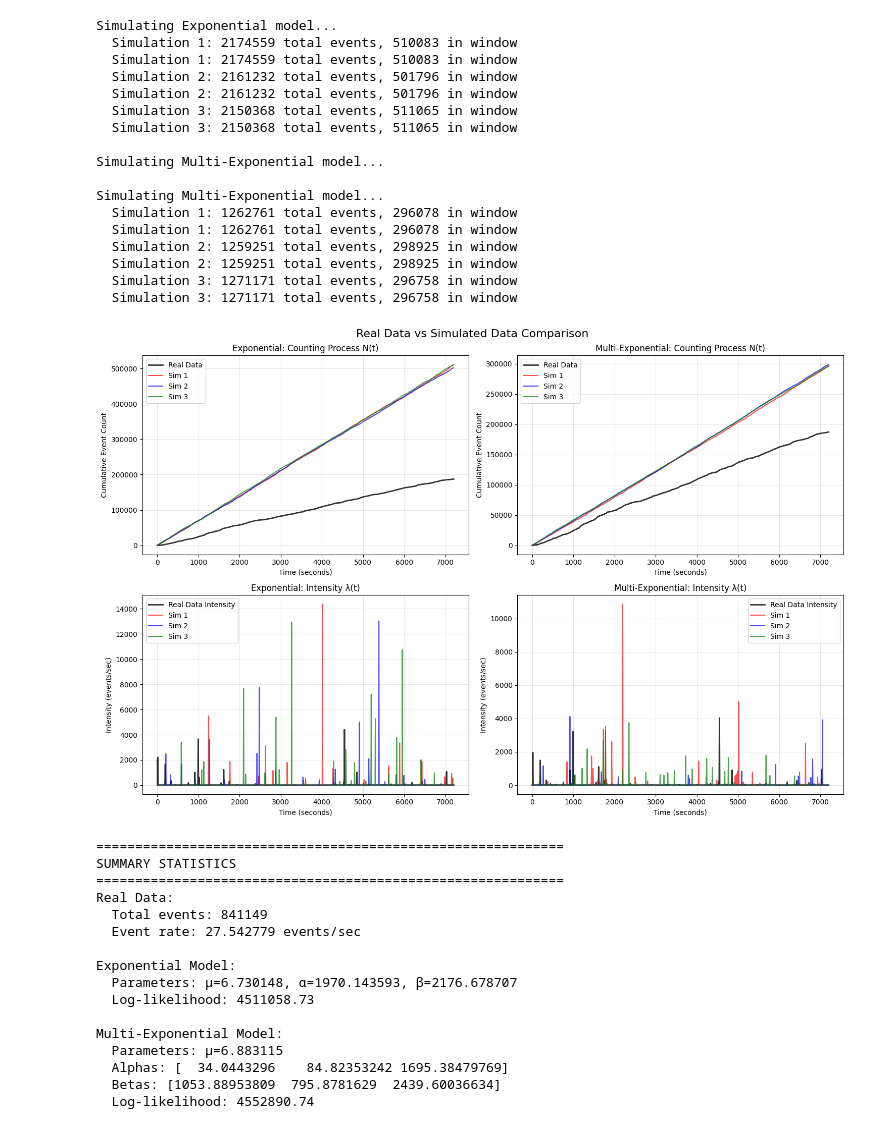
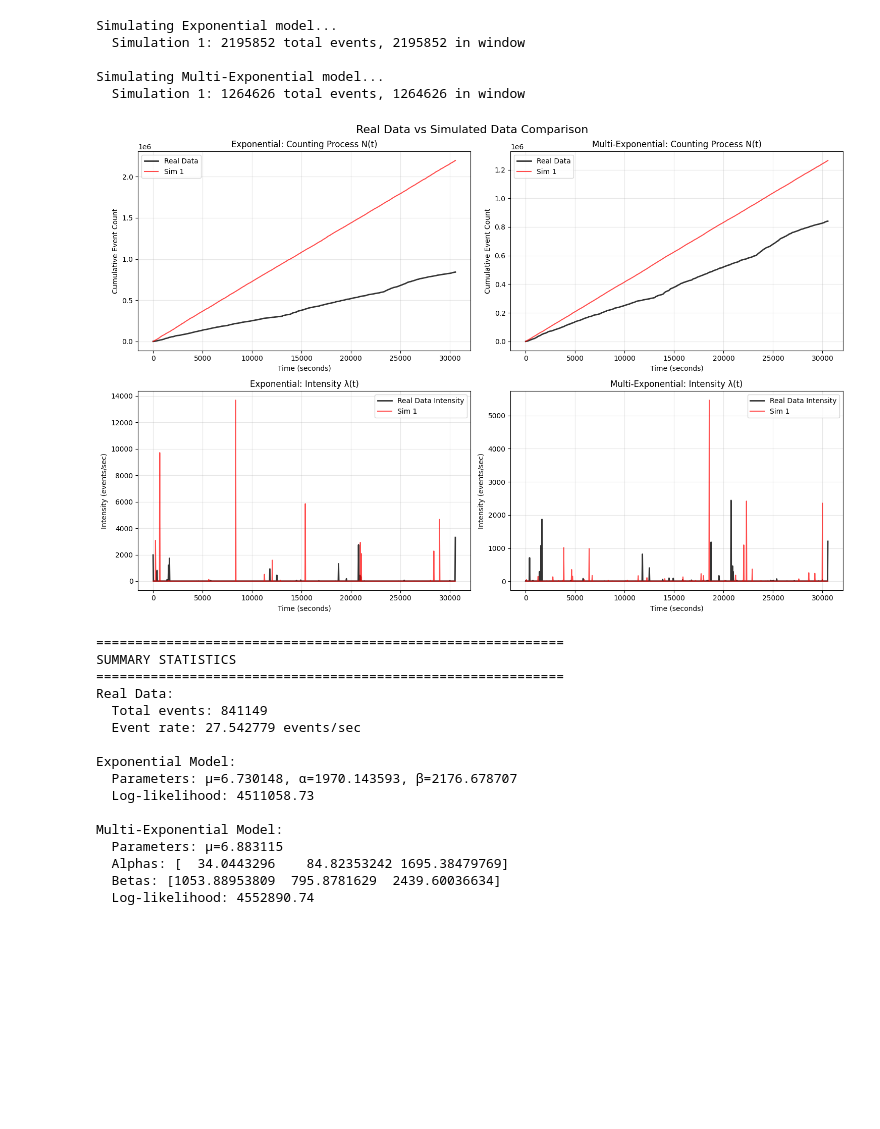
Before and after one commit to PhantomRolls/Non-stationary-point-process, a Jupyter notebook: results/expl.ipynb, the cells around one changed output. Saved outputs shown, nothing was run; the diff lists cells and outputs as text; code cells hidden in the pictures; blank space fills up the shorter version.

Commit message:
implemented average intensity estimations

```diff
--- a/results/expl.ipynb
+++ b/results/expl.ipynb
@@ -131,0 +256,29 @@ plt.show()
+# %%
+def intensity(num_points):
+    time_array = np.linspace(0, T, num_points)
+    Nt = np.searchsorted(event_times, time_array, "left")
+    intensity_ = np.diff(Nt) / np.diff(time_array)
+    return time_array[:-1], intensity_
+
+fig, axes = plt.subplots(2, 2, figsize=(10, 6))
+axes_flat = axes.flatten()
+
+# plot estimated intensities for different resolutions in the first three subplots
+for ax, num_points in zip(axes_flat[:3], [50, 100, 200]):
+    t, lambd = intensity(num_points)
+    sns.lineplot(x=t, y=lambd, ax=ax, label=f'Estimated Intensity for {num_points} points')
+    ax.set_xlabel('Time (sec)')
+    ax.set_ylabel('Estimated Intensity')
+    ax.legend()
+
+# plot the average intensity in the last subplot
+last_ax = axes_flat[3]
+Nt = np.searchsorted(event_times, np.linspace(0, T, 10000), "left")
+sns.lineplot(x=wma[0], y=wma[1], ax=last_ax, label=f'Weighted Moving Average Intensity ({window_size})', color='red')
+last_ax.set_xlabel('Time (sec)')
+last_ax.set_ylabel('Estimated Intensity')
+last_ax.legend()
+
+fig.suptitle('Estimated Intensity (various resolutions)', fontsize=14)
+plt.tight_layout(rect=[0, 0, 1, 0.96])
+plt.show()
@@ -133,8 +288,6 @@ plt.show()
 # Simplified simulation and comparison
 from pointprocess.simulation.hawkes_exp import HawkesExp
 from pointprocess.simulation.hawkes_multiexp import HawkesMultiExp
-import matplotlib.pyplot as plt
-import numpy as np
 
 def simple_simulate_and_compare(real_events, T, fitted_results, n_simulations=3):
     """
@@ -151,7 +304,7 @@ def simple_simulate_and_compare(real_events, T, fitted_results, n_simulations=3)
     colors = ['red', 'blue', 'green']
 
     # Time grid for plotting (first 2 hours for better visibility)
-    max_time = min(T, 7200)  # 2 hours
+    max_time = T#min(T, 7200)  # 2 hours
     time_grid = np.linspace(0, max_time, 1000)
 
     for col, (model_name, result) in enumerate(models.items()):
@@ -191,13 +344,15 @@ def simple_simulate_and_compare(real_events, T, fitted_results, n_simulations=3)
 
         # Real data N(t)
         real_subset = real_events[real_events <= max_time]
-        real_N_t = np.searchsorted(real_subset, time_grid, side='right')
-        ax1.plot(time_grid, real_N_t, 'k-', linewidth=2, label='Real Data', alpha=0.8)
+        #real_N_t = np.searchsorted(real_subset, time_grid, side='right')
+        real_N_t = np.array(range(len(event_times)))  # Ensure it's a numpy array
+        ax1.plot(event_times, real_N_t, 'k-', linewidth=2, label='Real Data', alpha=0.8)
 
         # Simulated N(t)
         for i, sim_events in enumerate(simulated_events):
-            sim_N_t = np.searchsorted(sim_events, time_grid, side='right')
-            ax1.plot(time_grid, sim_N_t, color=colors[i], alpha=0.7,
+            #sim_N_t = np.searchsorted(sim_events, time_grid, side='right')
+            sim_N_t = np.array(range(len(sim_events)))  # Ensure it's a numpy array
+            ax1.plot(sim_events, sim_N_t, color=colors[i], alpha=0.7,
                     linewidth=1.5, label=f'Sim {i+1}')
 
         ax1.set_title(f'{model_name}: Counting Process N(t)')
@@ -247,49 +402,37 @@ def simple_simulate_and_compare(real_events, T, fitted_results, n_simulations=3)
 
     print("Real Data:")
     print(f"  Total events: {real_count}")
     print(f"  Event rate: {real_rate:.6f} events/sec")
 
     for model_name, result in models.items():
         print(f"\n{model_name} Model:")
         if model_name == 'Exponential':
             params = result.params_dict
             print(f"  Parameters: μ={params['mu']:.6f}, α={params['alpha']:.6f}, β={params['beta']:.6f}")
         else:
             params = result.params_dict
             print(f"  Parameters: μ={params['mu']:.6f}")
             print(f"  Alphas: {params['alphas']}")
             print(f"  Betas: {params['betas']}")
 
         print(f"  Log-likelihood: {-result.fun:.2f}")
 
     return simulated_events
 
 # Run the simplified comparison
 fitted_results = {
     'exp': result_exp,
     'multiexp': result_multiexp
 }
 
-simulated_data = simple_simulate_and_compare(event_times, T, fitted_results, n_simulations=3)
+simulated_data = simple_simulate_and_compare(event_times, T, fitted_results, n_simulations=1)
 # %% [output]
 Simulating Exponential model...
-  Simulation 1: 2174559 total events, 510083 in window
-  Simulation 1: 2174559 total events, 510083 in window
-  Simulation 2: 2161232 total events, 501796 in window
-  Simulation 2: 2161232 total events, 501796 in window
-  Simulation 3: 2150368 total events, 511065 in window
-  Simulation 3: 2150368 total events, 511065 in window
+  Simulation 1: 2195852 total events, 2195852 in window
 
 Simulating Multi-Exponential model...
-
-Simulating Multi-Exponential model...
-  Simulation 1: 1262761 total events, 296078 in window
-  Simulation 1: 1262761 total events, 296078 in window
-  Simulation 2: 1259251 total events, 298925 in window
-  Simulation 2: 1259251 total events, 298925 in window
-  Simulation 3: 1271171 total events, 296758 in window
-  Simulation 3: 1271171 total events, 296758 in window
+  Simulation 1: 1264626 total events, 1264626 in window
-[figure, old version]
+[figure, new version]
 ============================================================
 SUMMARY STATISTICS
 ============================================================
```
Also changed, not shown: parts of 18 cells of this notebook.
